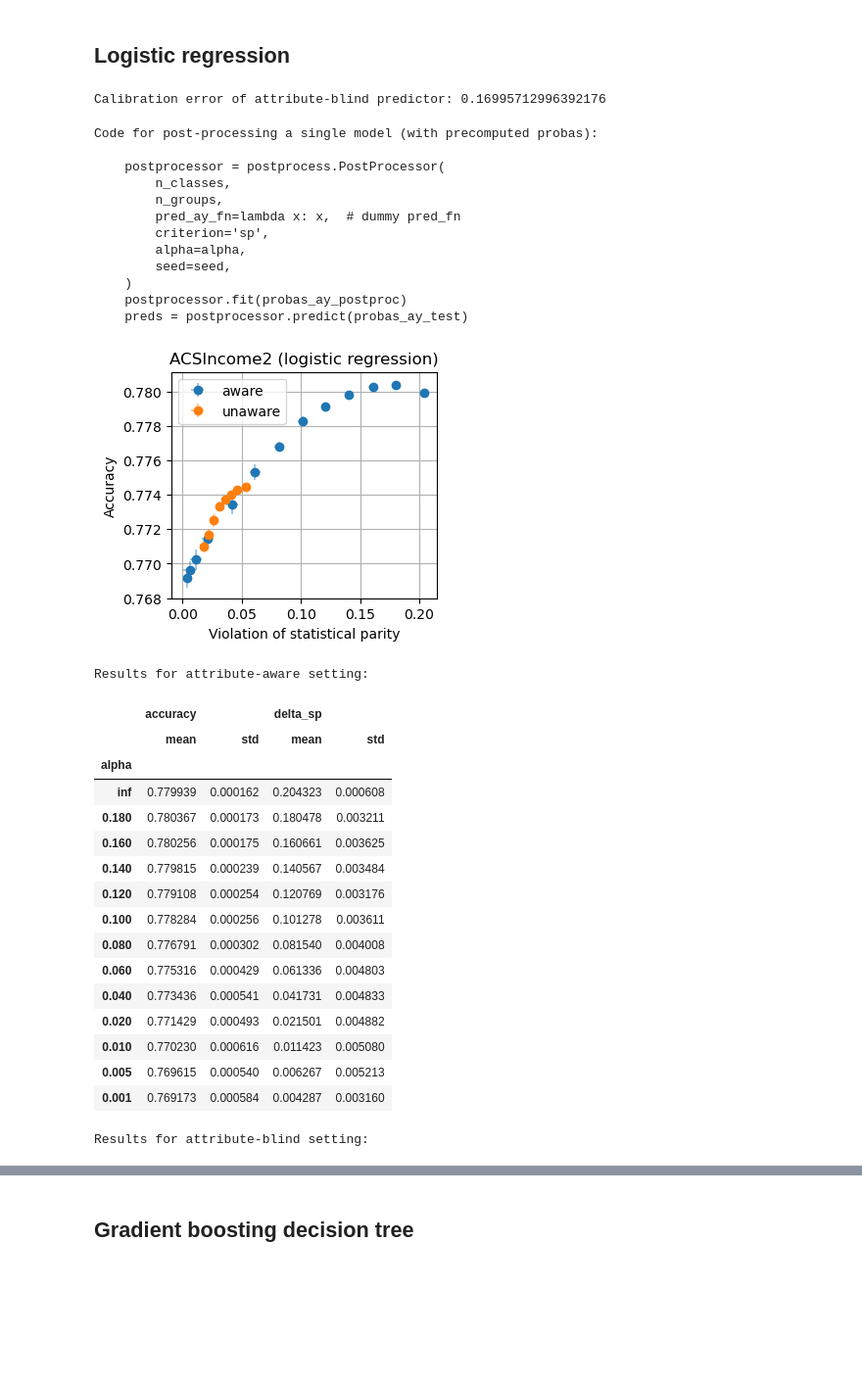
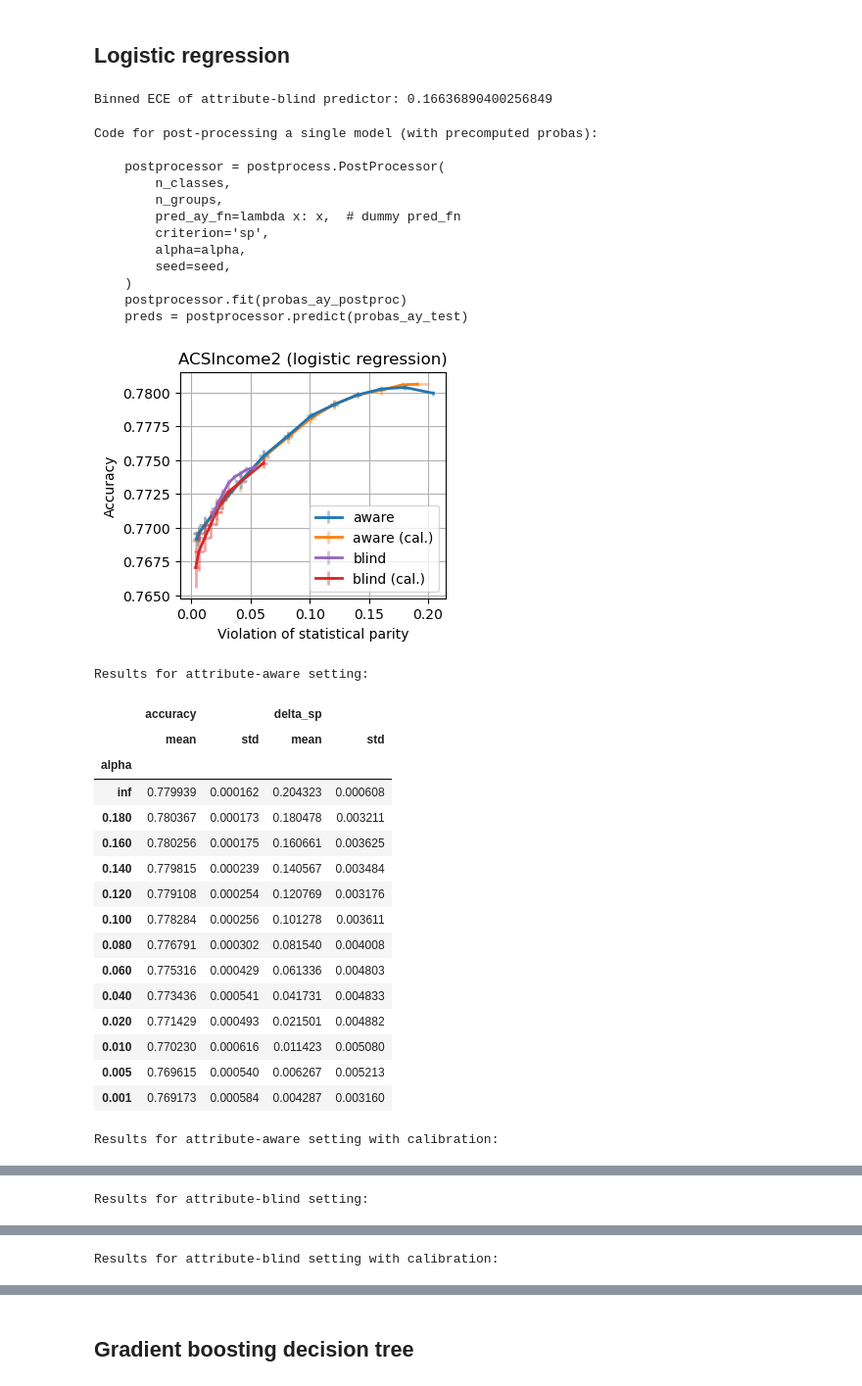
Before and after one commit to rxian/fair-classification, a Jupyter notebook: acsincome2.ipynb, the cells around one changed output, grey strips where cells are left out. Shown at 98% size. Cells and saved outputs as stored; diff of their text form; code cells hidden in the pictures; blank space fills up the shorter version.

```diff
--- a/acsincome2.ipynb
+++ b/acsincome2.ipynb
@@ -1,4 +1,6 @@
 # %%
+from functools import partial
+
 import lightgbm
 import matplotlib.pyplot as plt
 import numpy as np
@@ -22,8 +24,11 @@ seeds = range(33, 38)
 seed_pretrain = 33
 
 # Settings for calibration
-split_ratio_calib = 0.3
-n_bins_calib = 70
+n_bins_calib = 100
+prior_strength_calib = 1
+calibrator_factory = partial(BinningCalibrator,
+                             n_bins=n_bins_calib,
+                             prior_strength=prior_strength_calib)
 
 max_workers = 32
 device = torch.device("cuda") if torch.cuda.is_available() else torch.device(
@@ -94,12 +99,12 @@ predictor_u_ay = sklearn.linear_model.LogisticRegression(
 predictor_u_ay.fit(inputs_u_pretrain, labels_ay_pretrain)
 
 print(
-    'Calibration error of attribute-blind predictor:',
+    'Binned ECE of attribute-blind predictor:',
     utils.calibration_error(predictor_u_ay.predict_proba(inputs_u_),
                             groups_ * n_classes + labels_,
                             n_bins=n_bins_calib))
 # %% [output]
-Calibration error of attribute-blind predictor: 0.16995712996392176
+Binned ECE of attribute-blind predictor: 0.16636890400256849
 # %%
 # Precompute P(A, Y | X) on (test + post-processing) set for aware setting
 probas_y_ = predictor_y.predict_proba(inputs_).reshape(-1, n_classes)
@@ -133,41 +138,88 @@ df_aware = utils.postprocess_and_evaluate(
     print_code=True,
     **postprocess_kwargs,
 )
+df_aware_cal = utils.postprocess_and_evaluate(
+    [
+        np.inf, 0.18, 0.16, 0.14, 0.12, 0.1, 0.08, 0.06, 0.04, 0.02, 0.01,
+        0.005, 0.001
+    ],
+    seeds,
+    'sp',
+    ['accuracy', 'delta_sp'],
+    calibrator_factory=calibrator_factory,
+    **postprocess_kwargs,
+)
 df_blind = utils.postprocess_and_evaluate(
     [np.inf, 0.03, 0.025, 0.02, 0.015, 0.01, 0.005, 0.001],
     seeds,
     'sp',
     ['accuracy', 'delta_sp'],
     **postprocess_u_kwargs,
 )
+df_blind_cal = utils.postprocess_and_evaluate(
+    [np.inf, 0.03, 0.025, 0.02, 0.015, 0.01, 0.005, 0.001],
+    seeds,
+    'sp',
+    ['accuracy', 'delta_sp'],
+    calibrator_factory=calibrator_factory,
+    **postprocess_u_kwargs,
+)
 
 fig, ax = plt.subplots(1, 1, figsize=(3.5, 3))
-utils.plot_results(ax, df_aware, 'delta_sp', 'accuracy', label='aware')
-utils.plot_results(ax, df_blind, 'delta_sp', 'accuracy', label='unaware')
+utils.plot_results(ax,
+                   df_aware,
+                   'delta_sp',
+                   'accuracy',
+                   label='aware',
+                   zorder=20)
+utils.plot_results(ax,
+                   df_aware_cal,
+                   'delta_sp',
+                   'accuracy',
+                   label='aware (cal.)',
+                   zorder=10)
+utils.plot_results(ax,
+                   df_blind,
+                   'delta_sp',
+                   'accuracy',
+                   label='blind',
+                   color='tab:purple',
+                   zorder=40)
+utils.plot_results(ax,
+                   df_blind_cal,
+                   'delta_sp',
+                   'accuracy',
+                   label='blind (cal.)',
+                   color='tab:red',
+                   zorder=30)
 ax.set_xlabel("Violation of statistical parity")
 ax.set_ylabel("Accuracy")
 ax.set_title("ACSIncome2 (logistic regression)")
 ax.legend()
 plt.show()
 
 print("Results for attribute-aware setting:")
 display(df_aware)
+print("Results for attribute-aware setting with calibration:")
+display(df_aware_cal)
 print("Results for attribute-blind setting:")
 display(df_blind)
+print("Results for attribute-blind setting with calibration:")
+display(df_blind_cal)
 # %% [output]
 Code for post-processing a single model (with precomputed probas):
 
     postprocessor = postprocess.PostProcessor(
         n_classes,
         n_groups,
         pred_ay_fn=lambda x: x,  # dummy pred_fn
         criterion='sp',
         alpha=alpha,
         seed=seed,
     )
     postprocessor.fit(probas_ay_postproc)
     preds = postprocessor.predict(probas_ay_test)
-[figure, old version]
+[figure, new version]
 Results for attribute-aware setting:
 |  | accuracy |  | delta_sp |  |
 |  | mean | std | mean | std |
@@ -185,7 +237,7 @@ Results for attribute-aware setting:
 | 0.010 | 0.770230 | 0.000616 | 0.011423 | 0.005080 |
 | 0.005 | 0.769615 | 0.000540 | 0.006267 | 0.005213 |
 | 0.001 | 0.769173 | 0.000584 | 0.004287 | 0.003160 |
-Results for attribute-blind setting:
+Results for attribute-aware setting with calibration:
 |  | accuracy |  | delta_sp |  |
 |  | mean | std | mean | std |
 | alpha |  |  |  |  |
@@ -199,0 +257 @@ Results for attribute-blind setting:
+Results for attribute-blind setting:
@@ -199,0 +269 @@ Results for attribute-blind setting:
+Results for attribute-blind setting with calibration:
```
Also changed, not shown: parts of 31 cells of this notebook, 8 other files.
